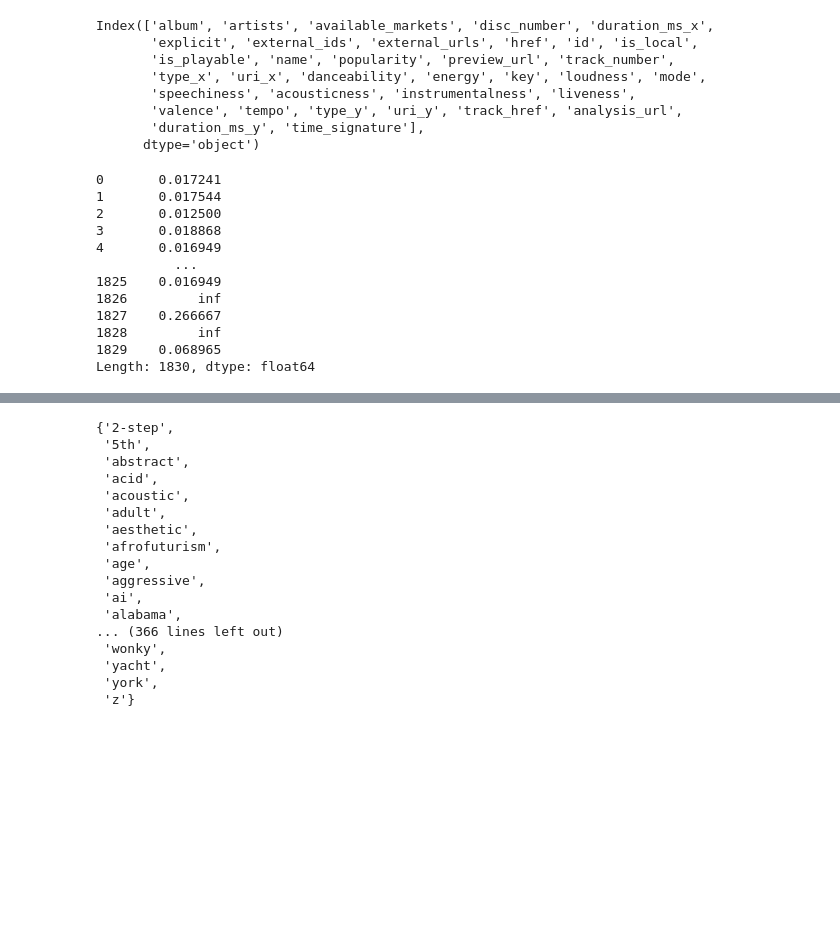
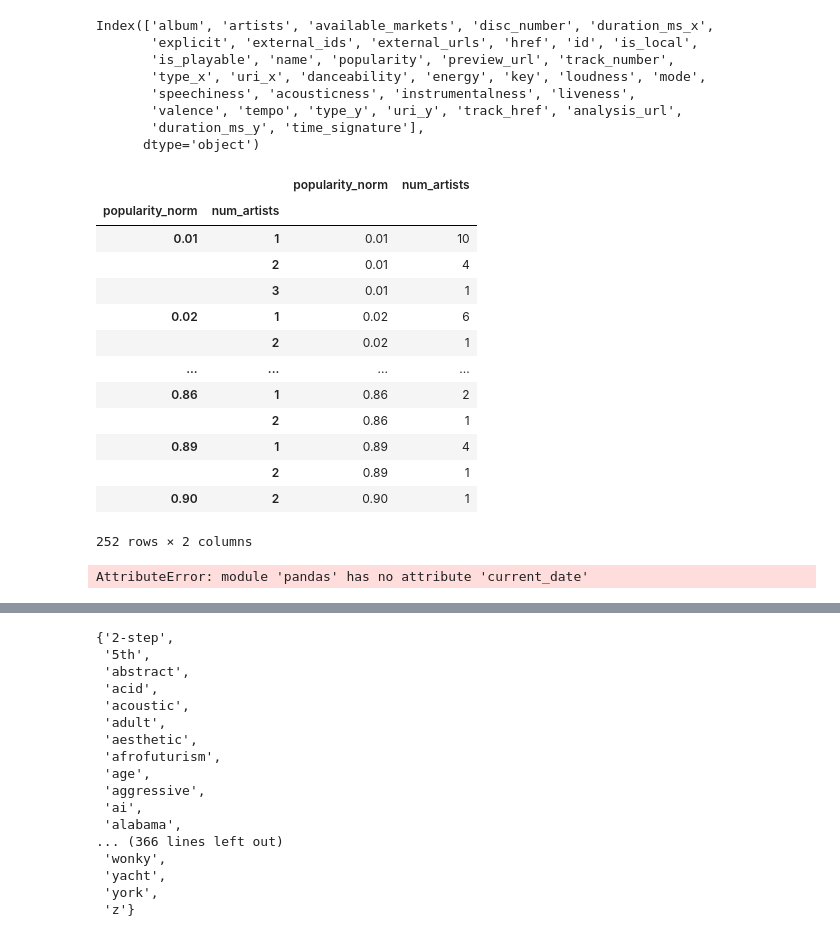
Before and after one commit to swolbroham/spotifyAnalysis, a Jupyter notebook: spotifyGenres.ipynb, the cells around one changed output, grey strips where cells are left out. Cells and saved outputs as stored; diff of their text form; code cells hidden in the pictures; blank space fills up the shorter version.

```diff
--- a/spotifyGenres.ipynb
+++ b/spotifyGenres.ipynb
@@ -150,17 +150,28 @@ Index(['album', 'artists', 'available_markets', 'disc_number', 'duration_ms_x',
 # %%
 combined_df['num_artists'] = combined_df['artists'].apply(lambda x: len(x))
 # %%
-round(combined_df['num_artists']/combined_df['popularity'], 7)
+# round(combined_df['num_artists']/combined_df['popularity'], 7)
+
+combined_df['popularity_norm'] = combined_df['popularity'].apply(lambda x: x/100)
-# %% [output]
-0       0.017241
-1       0.017544
-2       0.012500
-3       0.018868
-4       0.016949
-          ...
-1825    0.016949
-1826         inf
-1827    0.266667
-1828         inf
-1829    0.068965
-Length: 1830, dtype: float64
+# %%
+combined_df[combined_df['popularity']>0].groupby(['popularity_norm','num_artists']).agg({'popularity_norm':'mean', 'num_artists':'count'})
+# %% [output]
+|  |  | popularity_norm | num_artists |
+| popularity_norm | num_artists |  |  |
+| 0.01 | 1 | 0.01 | 10 |
+|  | 2 | 0.01 | 4 |
+|  | 3 | 0.01 | 1 |
+| 0.02 | 1 | 0.02 | 6 |
+|  | 2 | 0.02 | 1 |
+| ... | ... | ... | ... |
+| 0.86 | 1 | 0.86 | 2 |
+|  | 2 | 0.86 | 1 |
+| 0.89 | 1 | 0.89 | 4 |
+|  | 2 | 0.89 | 1 |
+| 0.90 | 2 | 0.90 | 1 |
+252 rows × 2 columns
+# %%
+import datetime as dt
+current_date = pd.to_datetime(dt.datetime.now()).date().isoformat()
+# %% [output]
+AttributeError: module 'pandas' has no attribute 'current_date'
```
Also changed, not shown: parts of 3 cells of this notebook, 1 other file.
